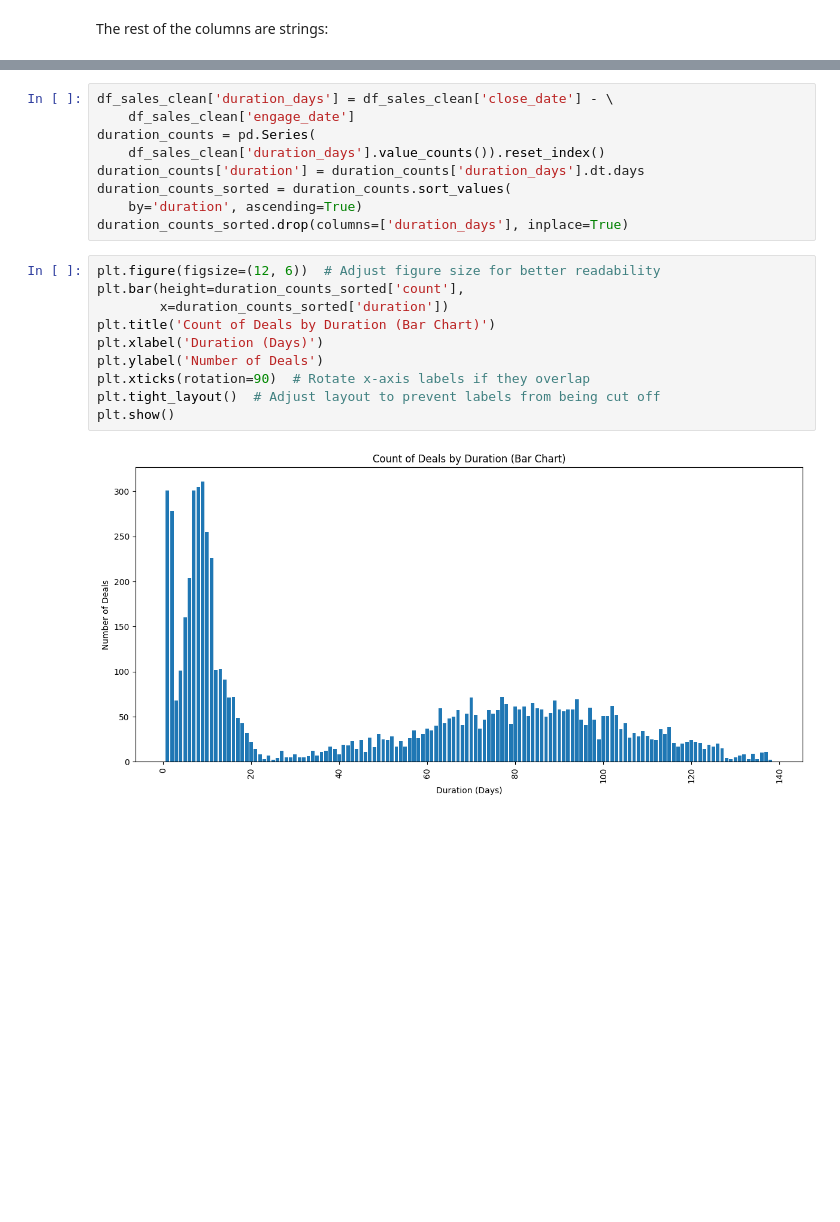
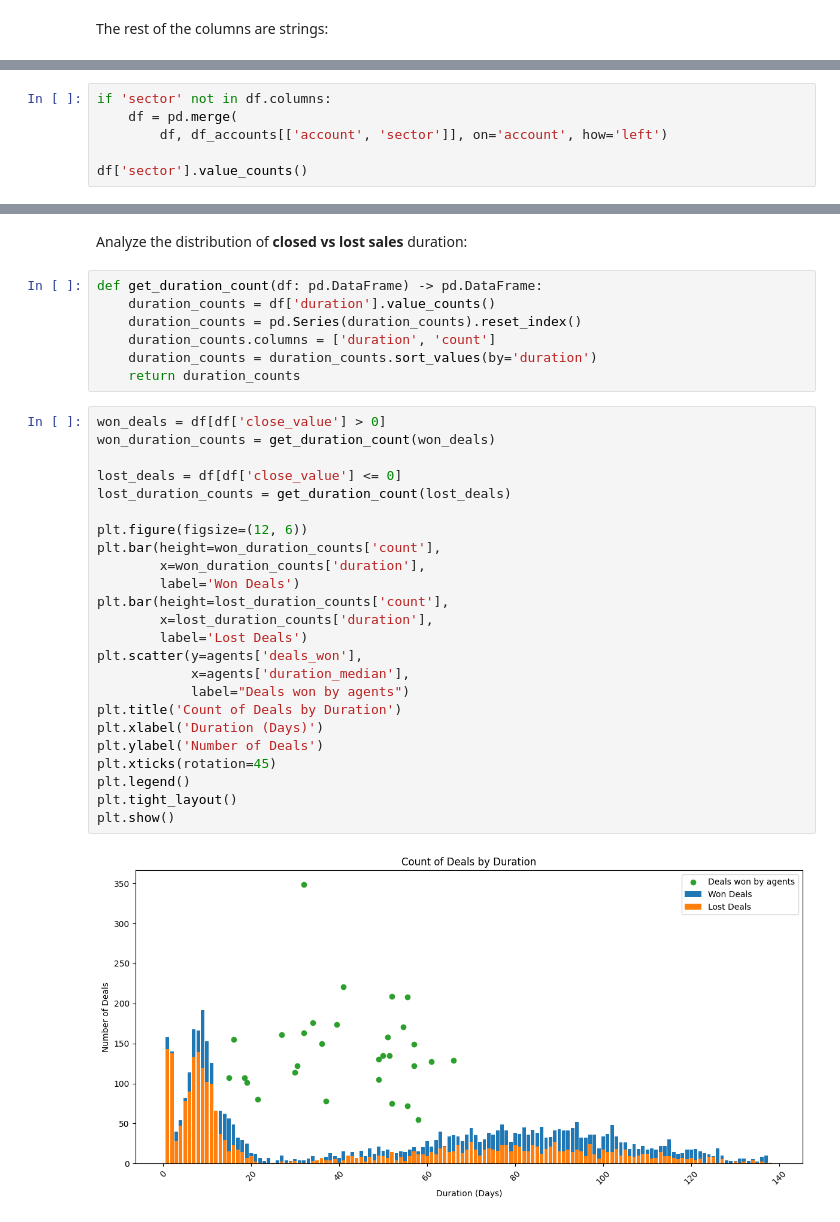
Before and after one commit to MatthieuScarset/aisrm, a Jupyter notebook: notebooks/eda.ipynb, the cells around one changed output, grey strips where cells are left out. Drawn from its saved outputs; the diff is of its cells as text; blank space fills up the shorter version.

```diff
--- a/notebooks/eda.ipynb
+++ b/notebooks/eda.ipynb
@@ -101,0 +126,6 @@ df_sales_clean
+# %%
+if 'sector' not in df.columns:
+    df = pd.merge(
+        df, df_accounts[['account', 'sector']], on='account', how='left')
+
+df['sector'].value_counts()
@@ -102,21 +219,35 @@ df_sales_clean
+# %% [markdown]
+Analyze the distribution of **closed vs lost sales** duration:
 # %%
-df_sales_clean['duration_days'] = df_sales_clean['close_date'] - \
-    df_sales_clean['engage_date']
-duration_counts = pd.Series(
-    df_sales_clean['duration_days'].value_counts()).reset_index()
-duration_counts['duration'] = duration_counts['duration_days'].dt.days
-duration_counts_sorted = duration_counts.sort_values(
-    by='duration', ascending=True)
-duration_counts_sorted.drop(columns=['duration_days'], inplace=True)
+def get_duration_count(df: pd.DataFrame) -> pd.DataFrame:
+    duration_counts = df['duration'].value_counts()
+    duration_counts = pd.Series(duration_counts).reset_index()
+    duration_counts.columns = ['duration', 'count']
+    duration_counts = duration_counts.sort_values(by='duration')
+    return duration_counts
 # %%
-plt.figure(figsize=(12, 6))  # Adjust figure size for better readability
-plt.bar(height=duration_counts_sorted['count'],
-        x=duration_counts_sorted['duration'])
-plt.title('Count of Deals by Duration (Bar Chart)')
+won_deals = df[df['close_value'] > 0]
+won_duration_counts = get_duration_count(won_deals)
+
+lost_deals = df[df['close_value'] <= 0]
+lost_duration_counts = get_duration_count(lost_deals)
+
+plt.figure(figsize=(12, 6))
+plt.bar(height=won_duration_counts['count'],
+        x=won_duration_counts['duration'],
+        label='Won Deals')
+plt.bar(height=lost_duration_counts['count'],
+        x=lost_duration_counts['duration'],
+        label='Lost Deals')
+plt.scatter(y=agents['deals_won'],
+            x=agents['duration_median'],
+            label="Deals won by agents")
+plt.title('Count of Deals by Duration')
 plt.xlabel('Duration (Days)')
 plt.ylabel('Number of Deals')
-plt.xticks(rotation=90)  # Rotate x-axis labels if they overlap
-plt.tight_layout()  # Adjust layout to prevent labels from being cut off
+plt.xticks(rotation=45)
+plt.legend()
+plt.tight_layout()
 plt.show()
 # %% [output]
-[figure, old version]
+[figure, new version]
```
Also changed, not shown: parts of 22 cells of this notebook.
